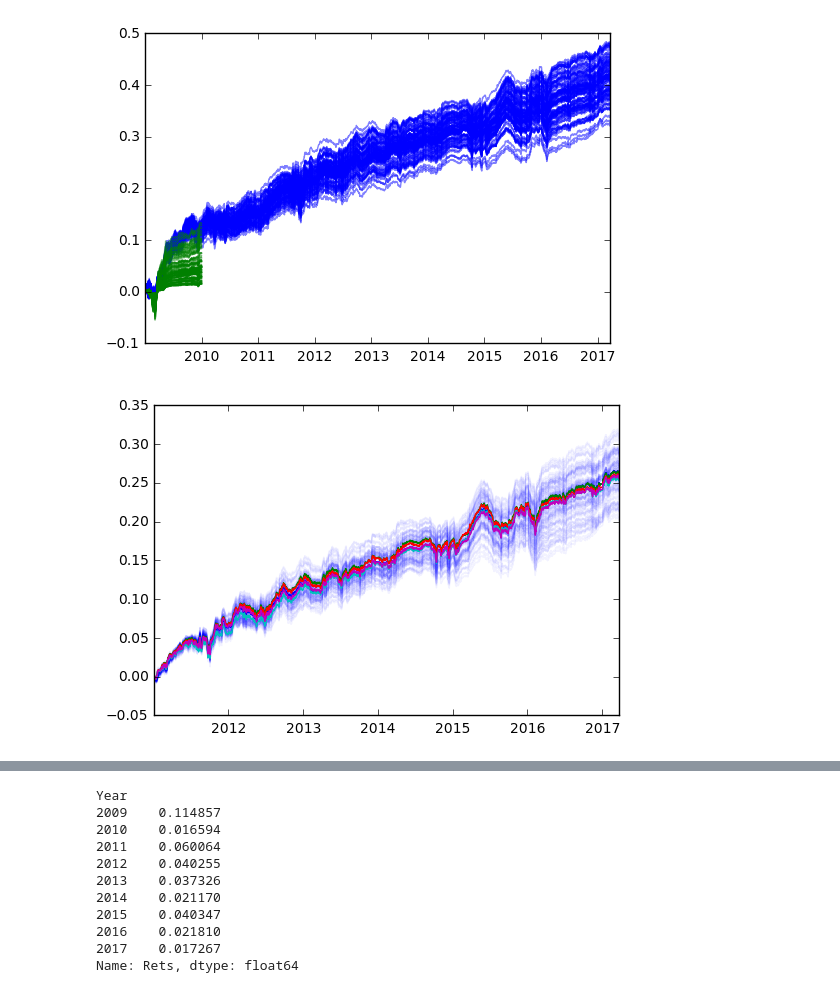
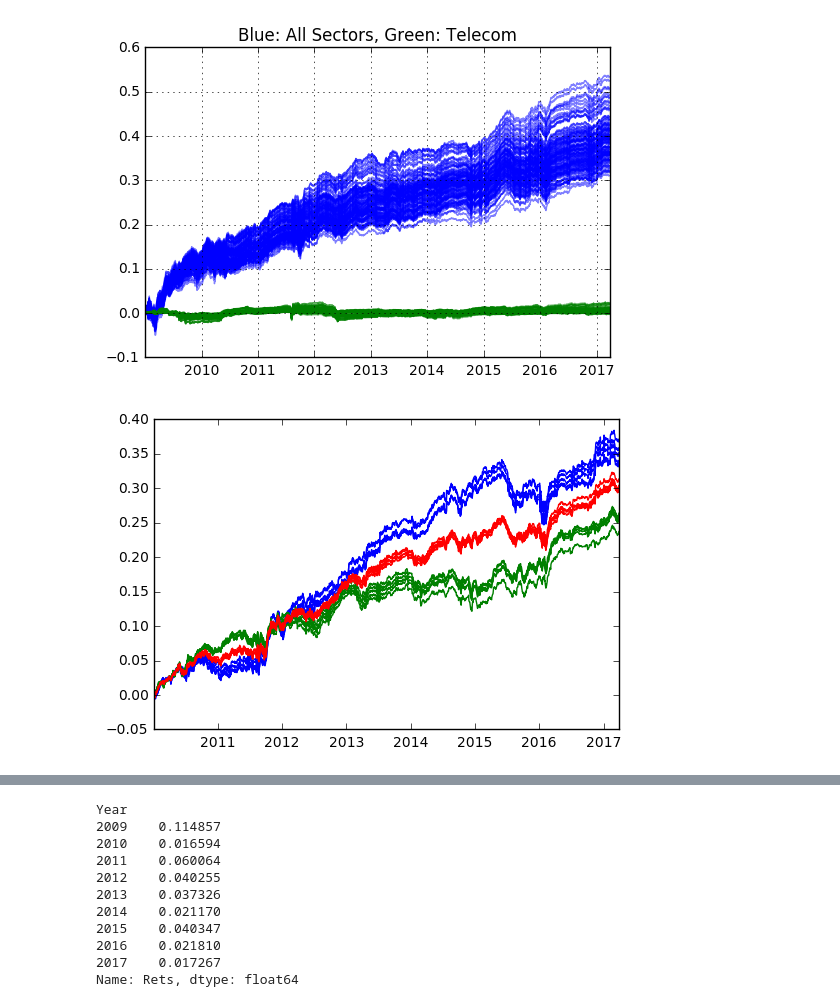
Before and after one commit to ryanoley/ram, a Jupyter notebook: examples/StatArb analysis.ipynb, the cells around one changed output, grey strips where cells are left out. Saved outputs shown, nothing was run; the diff lists cells and outputs as text; code cells hidden in the pictures.

```diff
--- a/examples/StatArb analysis.ipynb
+++ b/examples/StatArb analysis.ipynb
@@ -21,15 +36,18 @@ print(RunManager.get_run_names('StatArbStrategy'))
 # %%
-rm1 = RunManager('StatArbStrategy', 'run_0028', 2009)
-rm2 = RunManager('StatArbStrategy', 'run_0031', 2009)
+rm1 = RunManager('StatArbStrategy', 'run_0027', 2009)
+rm2 = RunManager('StatArbStrategy', 'run_0040', 2009)
 
 rm1.import_return_frame()
 rm2.import_return_frame()
 
 plt.figure()
+plt.title('Blue: All Sectors, Green: Telecom')
 plt.plot(rm1.returns.cumsum(), 'b', alpha=.5)
 plt.plot(rm2.returns.cumsum(), 'g', alpha=.5)
+
+plt.grid()
 plt.show()
 # %% [output]
-[figure, old version]
+[figure, new version]
 # %%
 comb = CombinationSearch()
@@ -44,10 +66,12 @@ x1 = x1.loc[x2.index]
 # %%
 plt.figure()
-plt.plot(x1.cumsum(), 'b', alpha=.05)
-plt.plot(x2.cumsum())
+#plt.plot(x1.cumsum(), '#999999', alpha=.05)
+plt.plot(x2.cumsum(), 'b')
+plt.plot(x3.cumsum(), 'g')
+plt.plot(((x2 + x3)/2.).cumsum(), 'r')
 plt.show()
 # %% [output]
-[figure, old version]
+[figure, new version]
 # %%
 rm1.analyze_parameters()
 # %% [output]
```
Also changed, not shown: parts of 7 cells of this notebook, 4 other files.
